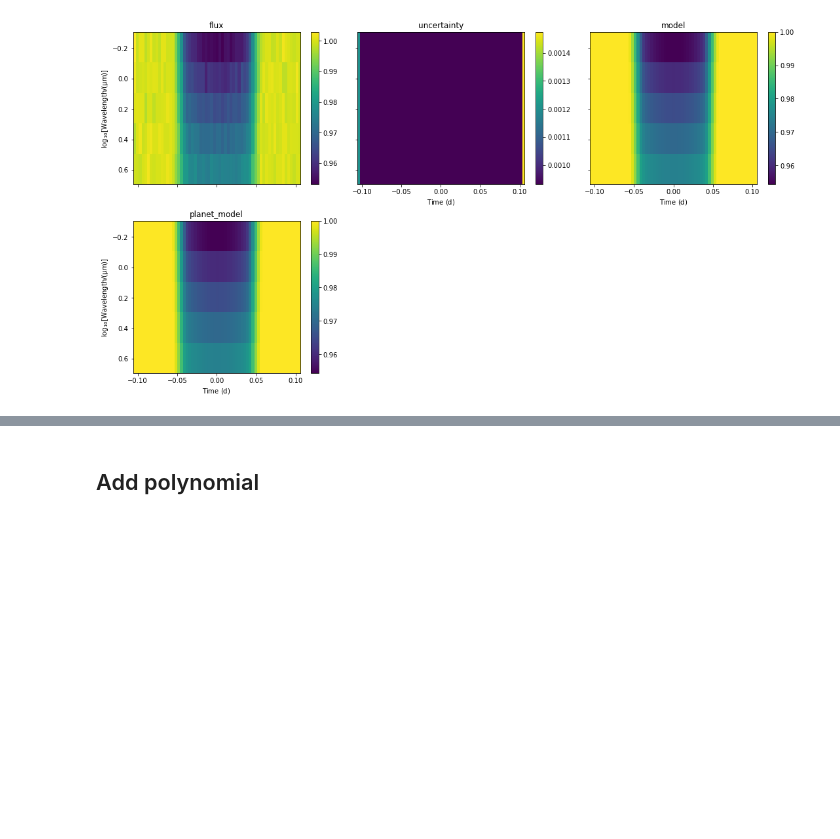
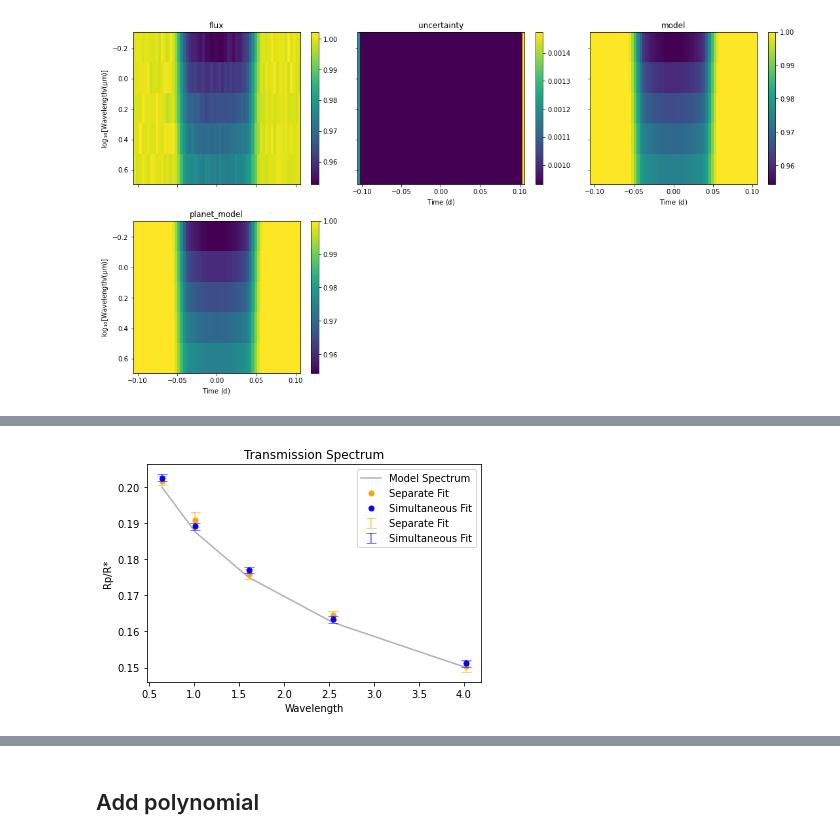
Before and after one commit to catrionamurray/chromatic_fitting, a Jupyter notebook: experiments.ipynb, the cells around one changed output, grey strips where cells are left out. Cells and saved outputs as stored; diff of their text form; code cells hidden in the pictures; blank space fills up the shorter version.

```diff
--- a/experiments.ipynb
+++ b/experiments.ipynb
@@ -225,0 +315,44 @@ plot_2d_lightcurves(t)
+# %%
+def plot_transmisison_spectrum(self,ax=None, model=None,**kw):
+    if ax is None:
+        ax = plt.subplot()
+    plt.sca(ax)
+    ws, rr, drr = [],[],[]
+
+    if self.optimization == "separate":
+        summaries = self.summary
+        datas = [self.get_data(i) for i in range(self.data.nwave)]
+        wavelengths = [d.wavelength[0] for d in datas]
+    else:
+        summaries = [self.summary]
+        datas = [self.get_data()]
+        wavelengths = [self.get_data().wavelength]
+
+    for i, (summary, data, wavelength) in enumerate(zip(summaries, datas, wavelengths)):
+        posterior_means = summary['mean']
+        posterior_sd = summary['sd']
+        for w, wav in enumerate(data.wavelength):
+            ws.append(wav.to_value())
+            if "radius_ratio" in posterior_means.index:
+                rr.append(posterior_means["radius_ratio"])
+                drr.append(posterior_sd["radius_ratio"])
+            elif f"radius_ratio_w{i+w}" in posterior_means.index:
+                rr.append(posterior_means[f"radius_ratio_w{i+w}"])
+                drr.append(posterior_sd[f"radius_ratio_w{i+w}"])
+
+    if model is not None:
+        plt.plot(model['wavelength'],model['rr'],'k',alpha=0.3,label="Model Spectrum")
+
+    plt.plot(ws,rr,'.',markersize=10,**kw)
+    plt.errorbar(ws,rr,drr,alpha=0.5,capsize=5,linestyle='None',**kw)
+    plt.title("Transmission Spectrum")
+    plt.ylabel("Rp/R*")
+    plt.xlabel(f"Wavelength")
+    plt.legend()
+# %%
+ax = plt.subplot()
+model = {'wavelength':r.wavelength,'rr':np.linspace(0.2, 0.15, r.nwave)}
+plot_transmisison_spectrum(t, ax, model=model, color="orange",label="Separate Fit")
+plot_transmisison_spectrum(t2, ax, color='blue', label="Simultaneous Fit")
+# %% [output]
+[figure, added]
```
Also changed, not shown: parts of 18 cells of this notebook.
